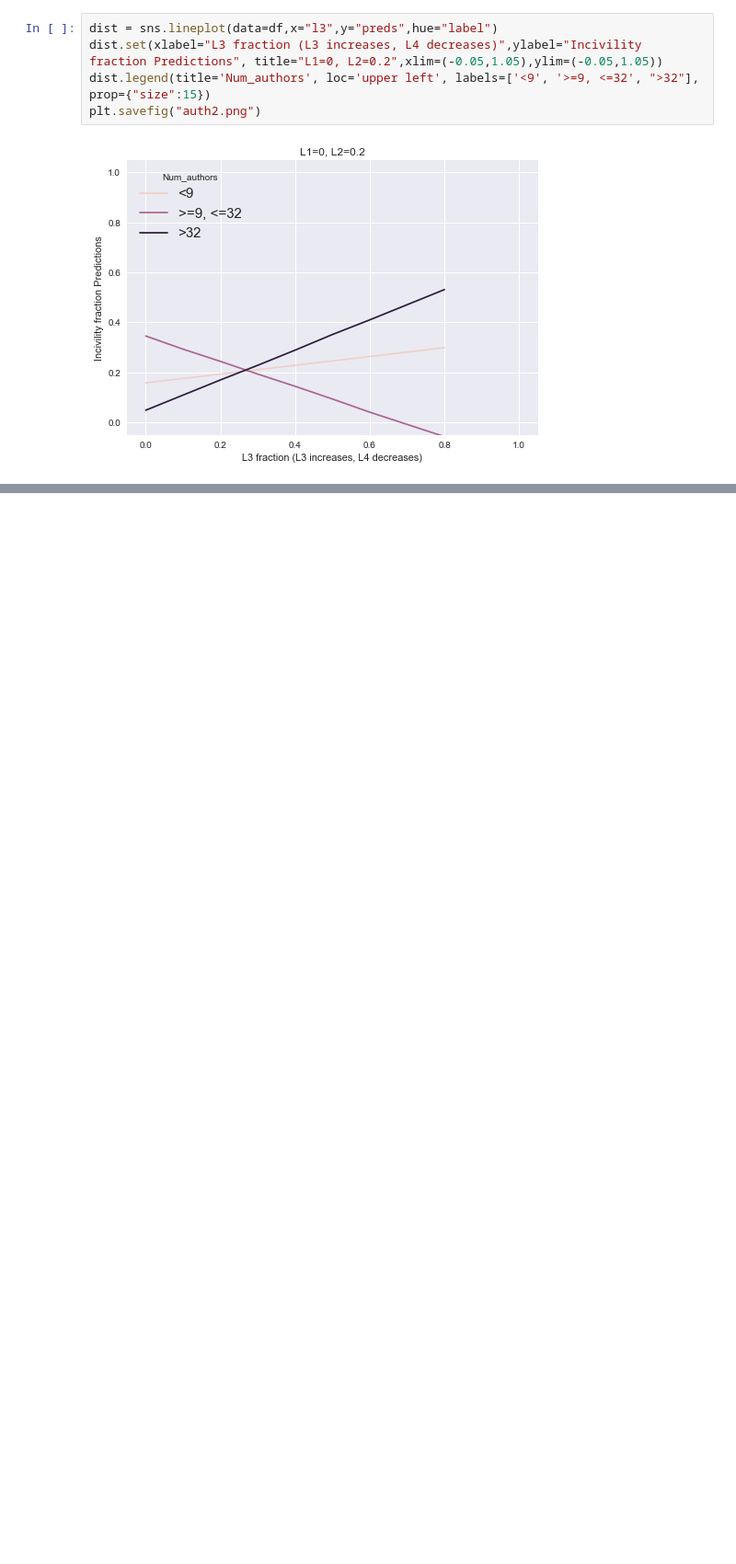
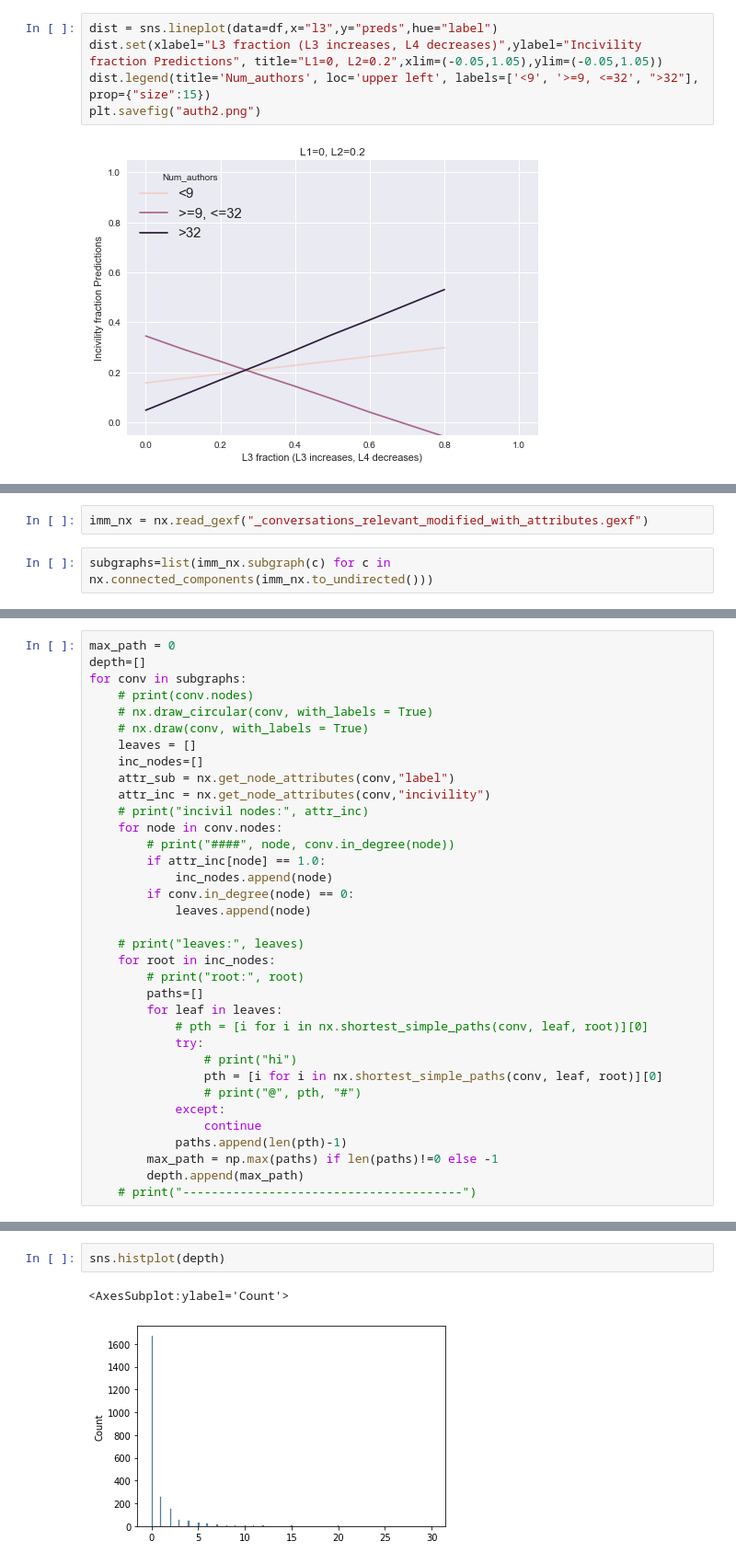
Before and after one commit to ebrahimifard/incivility_analysis, a Jupyter notebook: code/inc_EDA_descriptive.ipynb, the cells around one changed output, grey strips where cells are left out. Shown at 92% size. Cells and saved outputs as stored; diff of their text form; blank space fills up the shorter version.

```diff
--- a/code/inc_EDA_descriptive.ipynb
+++ b/code/inc_EDA_descriptive.ipynb
@@ -736,0 +819,4 @@ plt.savefig("auth2.png")
+# %%
+imm_nx = nx.read_gexf("_conversations_relevant_modified_with_attributes.gexf")
+# %%
+subgraphs=list(imm_nx.subgraph(c) for c in nx.connected_components(imm_nx.to_undirected()))
@@ -736,0 +844,35 @@ plt.savefig("auth2.png")
+# %%
+max_path = 0
+depth=[]
+for conv in subgraphs:
+    # print(conv.nodes)
+    # nx.draw_circular(conv, with_labels = True)
+    # nx.draw(conv, with_labels = True)
+    leaves = []
+    inc_nodes=[]
+    attr_sub = nx.get_node_attributes(conv,"label")
+    attr_inc = nx.get_node_attributes(conv,"incivility")
+    # print("incivil nodes:", attr_inc)
+    for node in conv.nodes:
+        # print("####", node, conv.in_degree(node))
+        if attr_inc[node] == 1.0:
+            inc_nodes.append(node)
+        if conv.in_degree(node) == 0:
+            leaves.append(node)
+
+    # print("leaves:", leaves)
+    for root in inc_nodes:
+        # print("root:", root)
+        paths=[]
+        for leaf in leaves:
+            # pth = [i for i in nx.shortest_simple_paths(conv, leaf, root)][0]
+            try:
+                # print("hi")
+                pth = [i for i in nx.shortest_simple_paths(conv, leaf, root)][0]
+                # print("@", pth, "#")
+            except:
+                continue
+            paths.append(len(pth)-1)
+        max_path = np.max(paths) if len(paths)!=0 else -1
+        depth.append(max_path)
+    # print("---------------------------------------")
@@ -736,0 +883,5 @@ plt.savefig("auth2.png")
+# %%
+sns.histplot(depth)
+# %% [output]
+<AxesSubplot:ylabel='Count'>
+[figure, added]
```
Also changed, not shown: parts of 12 cells of this notebook.
